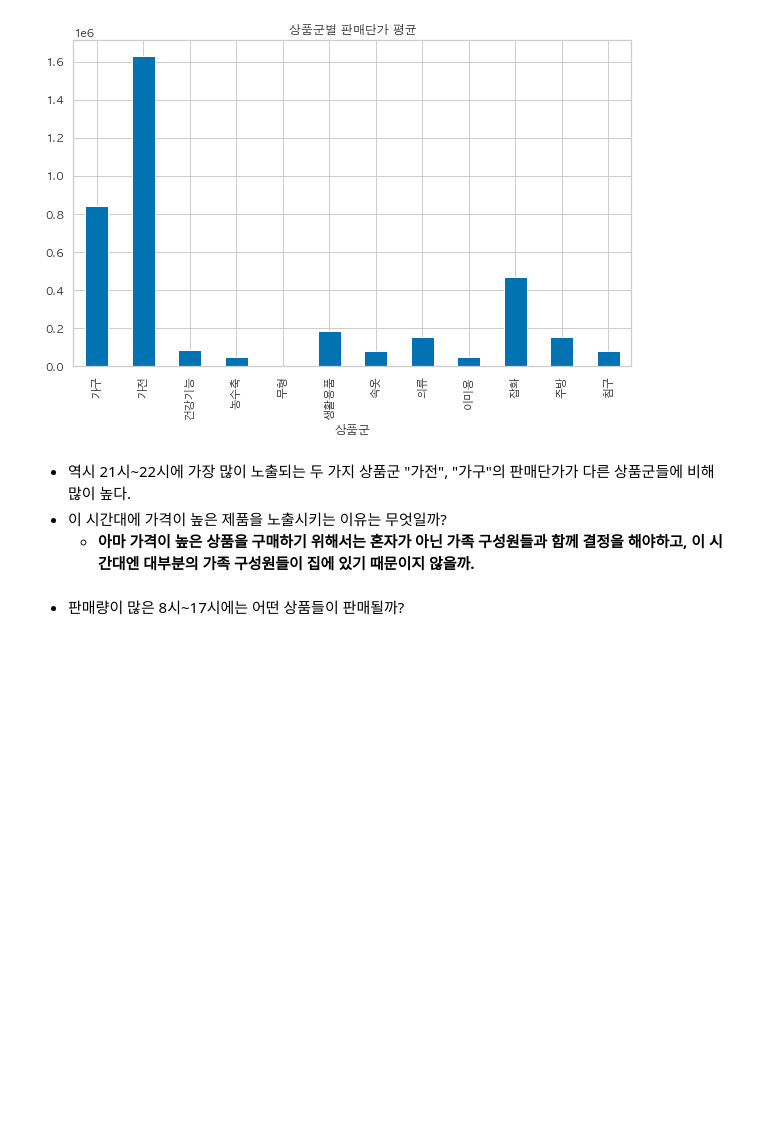
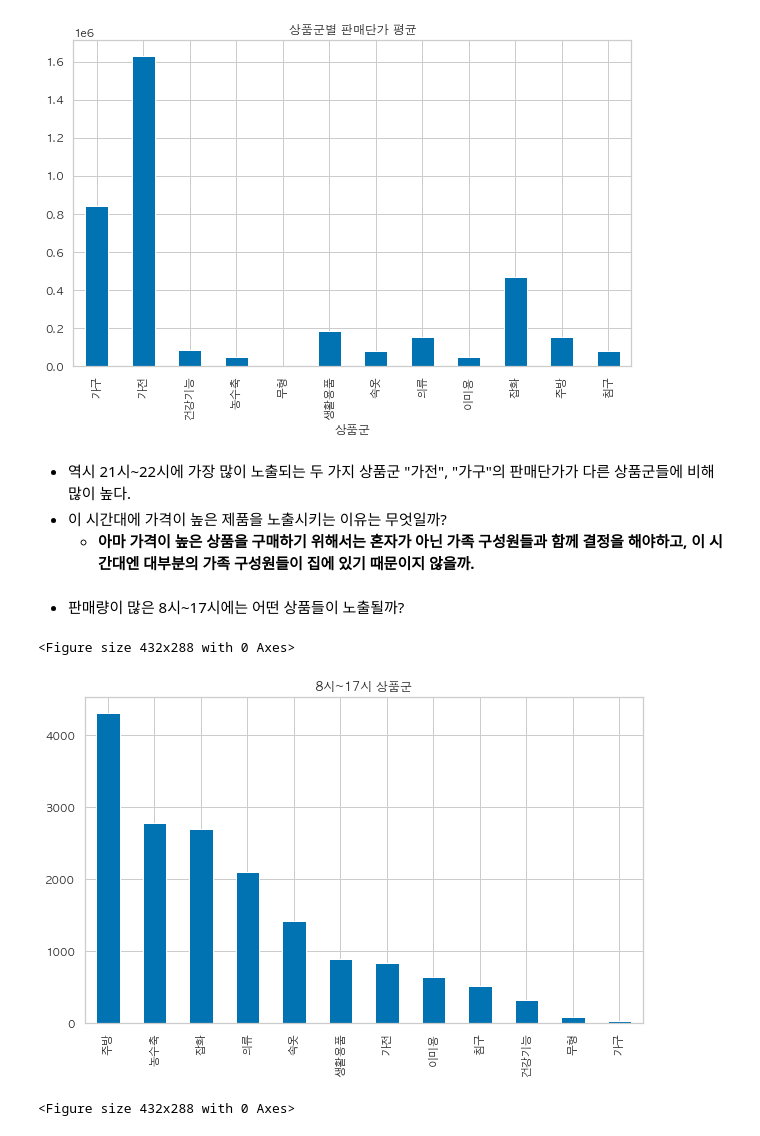
Before and after one commit to HongyeobKim/Project, a Jupyter notebook: NS-Shop/Data-Preparation-and-Exploration.ipynb, the cells around one changed output. Drawn from its saved outputs; the diff is of its cells as text; code cells hidden in the pictures; blank space fills up the shorter version.

```diff
--- a/NS-Shop/Data-Preparation-and-Exploration.ipynb
+++ b/NS-Shop/Data-Preparation-and-Exploration.ipynb
@@ -439,4 +439,11 @@ plt.show()
 - 이 시간대에 가격이 높은 제품을 노출시키는 이유는 무엇일까?
     - __아마 가격이 높은 상품을 구매하기 위해서는 혼자가 아닌 가족 구성원들과 함께 결정을 해야하고, 이 시간대엔 대부분의 가족 구성원들이 집에 있기 때문이지 않을까.__
 # %% [markdown]
-- 판매량이 많은 8시~17시에는 어떤 상품들이 판매될까?
+- 판매량이 많은 8시~17시에는 어떤 상품들이 노출될까?
+# %%
+sales_result_ds.loc[(sales_result_ds['방송_시간'] >= 8) & (sales_result_ds['방송_시간'] <= 17)]['상품군'].value_counts().plot(kind = "bar", title = '8시~17시 상품군', figsize = (10,6))
+plt.figure()
+# %% [output]
+<Figure size 432x288 with 0 Axes>
+[figure, added]
+<Figure size 432x288 with 0 Axes>
```
Also changed, not shown: parts of 12 cells of this notebook.
